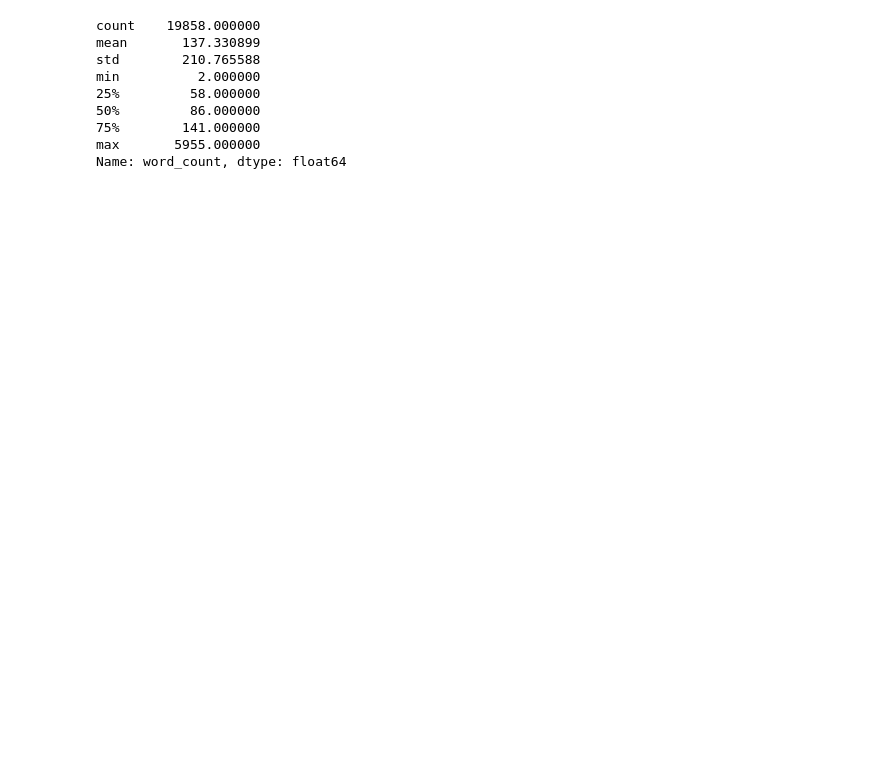
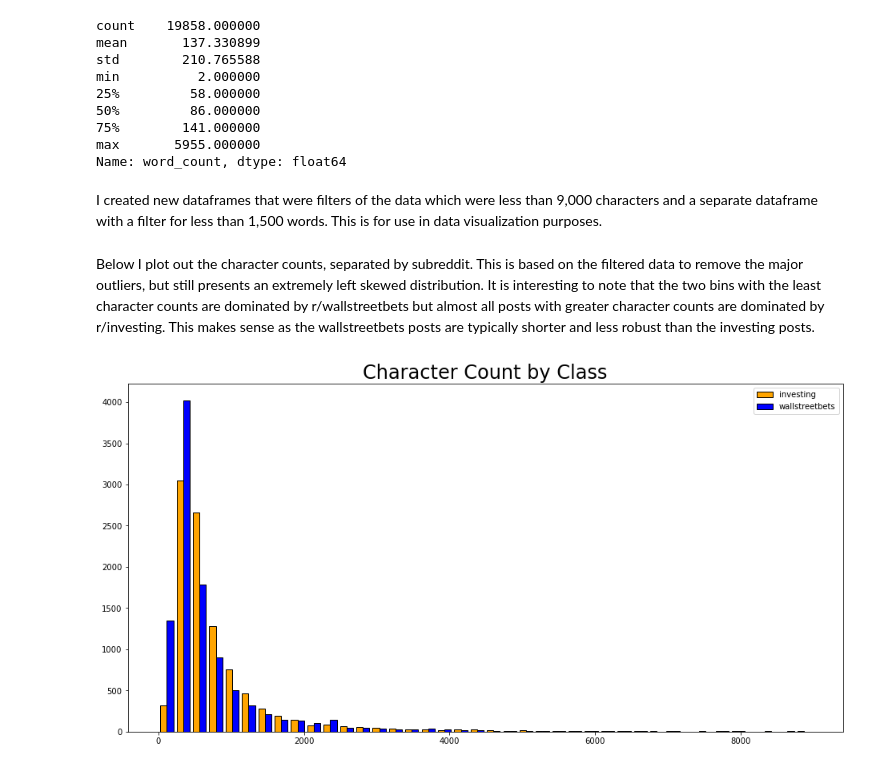
Before and after one commit to jsalisbury731/reddit_classification, a Jupyter notebook: code/02_eda_streamlined.ipynb, the cells around one changed output. Cells and saved outputs as stored; diff of their text form; code cells hidden in the pictures; blank space fills up the shorter version.

Commit message:
Backing up notebooks end of night

```diff
--- a/code/02_eda_streamlined.ipynb
+++ b/code/02_eda_streamlined.ipynb
@@ -67,3 +77,5 @@ min          2.000000
 75%        141.000000
 max       5955.000000
 Name: word_count, dtype: float64
+# %% [markdown]
+I created new dataframes that were filters of the data which were less than 9,000 characters and a separate dataframe with a filter for less than 1,500 words. This is for use in data visualization purposes.
@@ -69,0 +85,13 @@ Name: word_count, dtype: float64
+# %% [markdown]
+Below I plot out the character counts, separated by subreddit. This is based on the filtered data to remove the major outliers, but still presents an extremely left skewed distribution. It is interesting to note that the two bins with the least character counts are dominated by r/wallstreetbets but almost all posts with greater character counts are dominated by r/investing. This makes sense as the wallstreetbets posts are typically shorter and less robust than the investing posts.
+# %%
+# Adapted from Hov's notebook code
+
+plt.figure(figsize=(16,8))
+plt.hist([df_char[df_char['sub_target']==0]['char_count'],
+          df_char[df_char['sub_target']==1]['char_count']],
+         bins=40, color=['orange', 'blue'], ec='k')
+plt.title('Character Count by Class', fontsize=24)
+plt.legend([f'{subreddit_2}', f'{subreddit_1}']);
+# %% [output]
+[figure, added]
```
Also changed, not shown: parts of 37 cells of this notebook, 5 other files.
